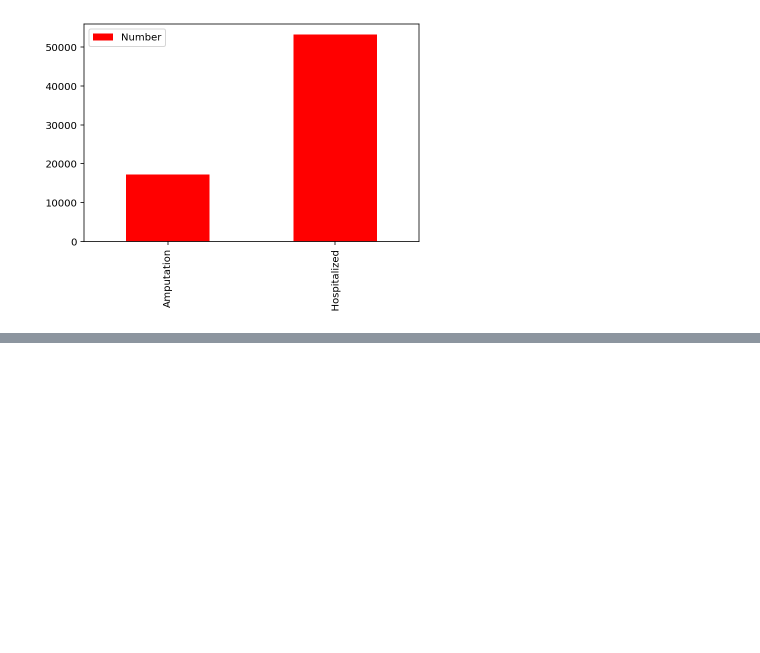
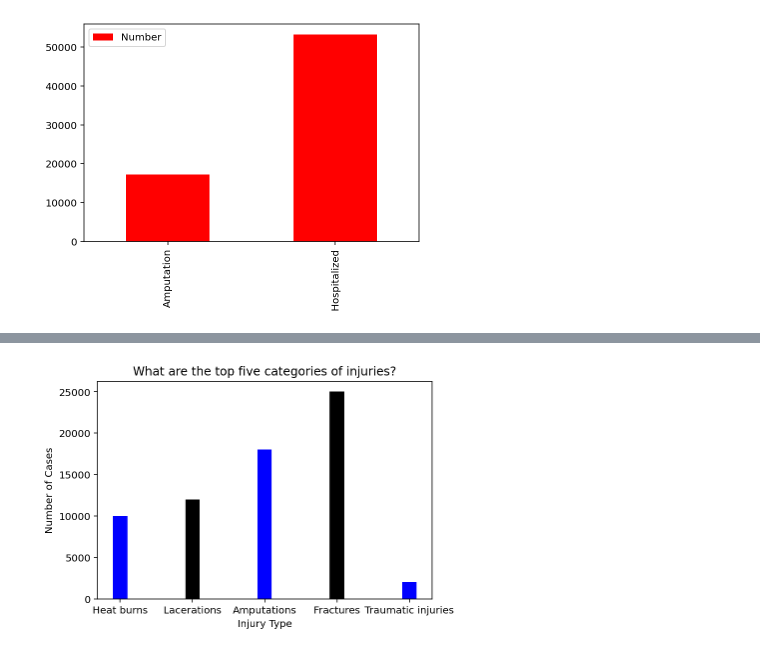
Before and after one commit to hotincello/ds_1300_notebooks, a Jupyter notebook: work/04_assignment.ipynb, the cells around one changed output, grey strips where cells are left out. Saved outputs shown, nothing was run; the diff lists cells and outputs as text; code cells hidden in the pictures; blank space fills up the shorter version.

```diff
--- a/work/04_assignment.ipynb
+++ b/work/04_assignment.ipynb
@@ -66,0 +118,27 @@ p1.figure.savefig('figure.pdf')
+# %%
+import matplotlib.pyplot as plt
+
+# x-coordinates of left sides of bars
+left = [1, 2, 3, 4, 5]
+
+# heights of bars
+height = [10000, 12000, 18000, 25000, 2000]
+
+# labels for bars
+tick_label = ['Heat burns', 'Lacerations', 'Amputations', 'Fractures', 'Traumatic injuries']
+
+# plotting a bar chart
+plt.bar(left, height, tick_label = tick_label,
+		width = 0.2, color = ['blue', 'black'])
+
+# naming the x-axis
+plt.xlabel('Injury Type')
+# naming the y-axis
+plt.ylabel('Number of Cases')
+# plot title
+plt.title('What are the top five categories of injuries?')
+
+# function to show the plot
+plt.show()
+# %% [output]
+[figure, added]
```
Also changed, not shown: parts of 2 cells of this notebook, 11 other files.
